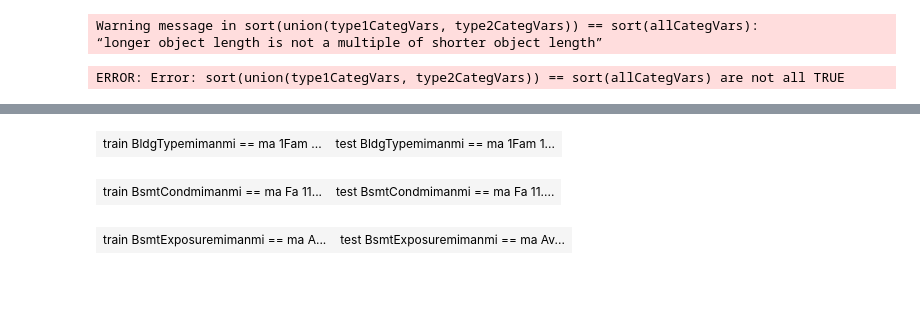
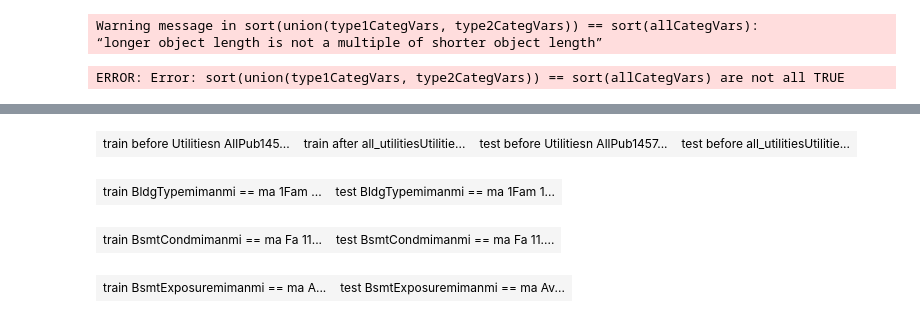
Before and after one commit to MatrixNorm/kaggle, a Jupyter notebook: house-prices/R/notebooks/char_to_numeric_1.ipynb, the cells around one changed output, grey strips where cells are left out. Cells and saved outputs as stored; diff of their text form; code cells hidden in the pictures; blank space fills up the shorter version.

```diff
--- a/house-prices/R/notebooks/char_to_numeric_1.ipynb
+++ b/house-prices/R/notebooks/char_to_numeric_1.ipynb
@@ -108,0 +107,4 @@ type1(Street, is_street_paved)
+# %%
+type1(Street, is_street_paved)
+type1(Utilities, all_utilities)
+# %% [output]
@@ -109,3 +112,4 @@ type1(Street, is_street_paved)
+| train before Utilitiesn AllPub145... | train after all_utilitiesUtilitie... | test before Utilitiesn AllPub1457... | test before all_utilitiesUtilitie... |
 # %%
 library(IRdisplay)
 
```
Also changed, not shown: parts of 15 cells of this notebook, 1 other file.
